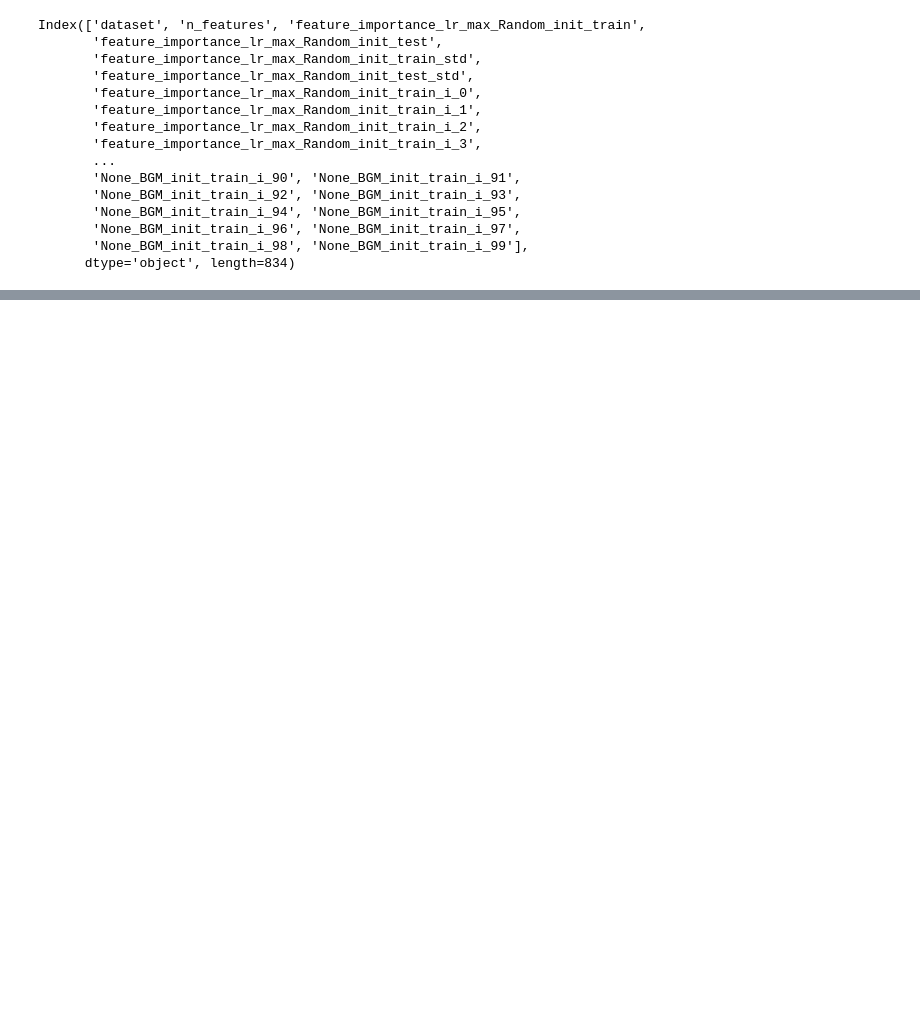
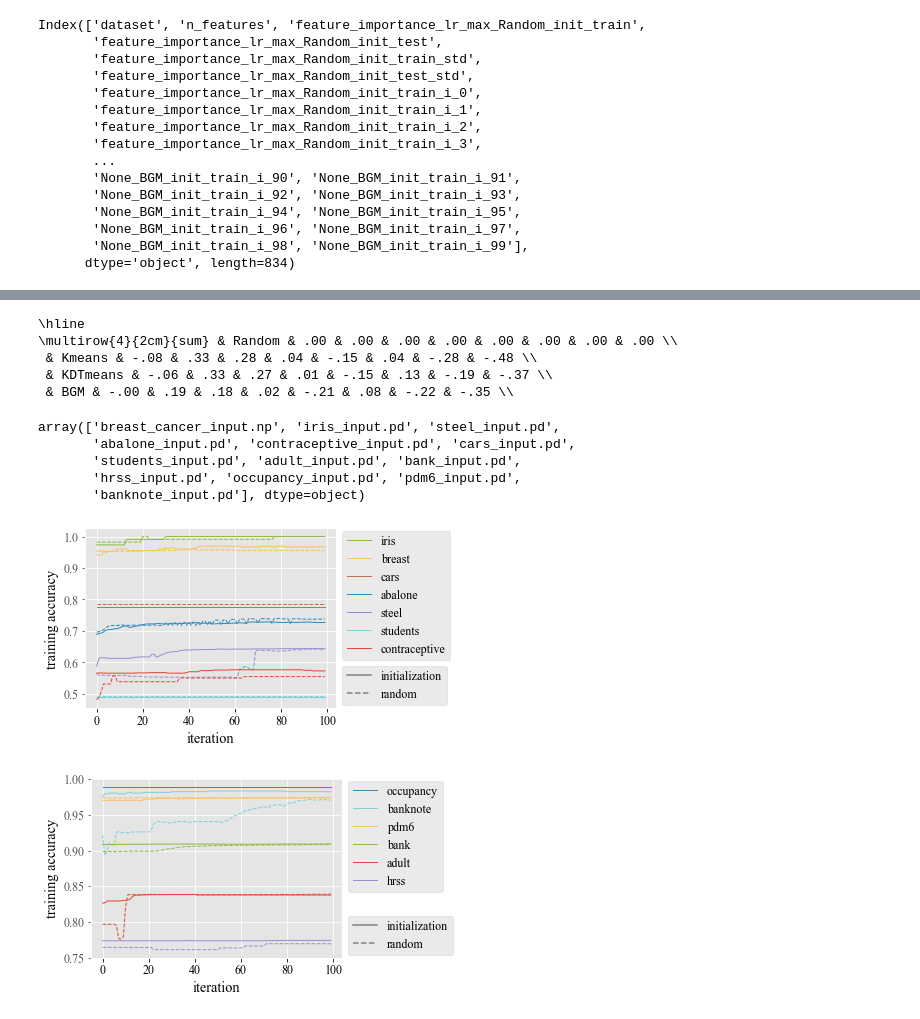
Before and after one commit to simsal0r/mixture-of-decision-trees, a Jupyter notebook: benchmarks/analysis_initialization.ipynb, the cells around one changed output, grey strips where cells are left out. Saved outputs shown, nothing was run; the diff lists cells and outputs as text; code cells hidden in the pictures; blank space fills up the shorter version.

Commit message:
Analysis initialization methods

```diff
--- a/benchmarks/analysis_initialization.ipynb
+++ b/benchmarks/analysis_initialization.ipynb
@@ -138,0 +226,20 @@ df[(df["dataset"] == dataset)][column].values[0][0]
+# %%
+str1 = "\\hline\r\n"
+str1 += "\\multirow{4}{2cm}{" + "sum" +"}"
+for index, row in df_sums.iterrows():
+    for element in row:
+        if type(element) == str:
+            str1 += " & " + element.split("_")[0] + " & "
+        else:
+            str1 += ("%.2f" % round(element, 2)).replace("0.",".") + " & "
+    str1 = str1[:-2]
+    str1 +=  "\\\\"
+    str1 += "\r\n"
+
+print(str1)
+# %% [output]
+\hline
+\multirow{4}{2cm}{sum} & Random & .00 & .00 & .00 & .00 & .00 & .00 & .00 & .00 \\
+ & Kmeans & -.08 & .33 & .28 & .04 & -.15 & .04 & -.28 & -.48 \\
+ & KDTmeans & -.06 & .33 & .27 & .01 & -.15 & .13 & -.19 & -.37 \\
+ & BGM & -.00 & .19 & .18 & .02 & -.21 & .08 & -.22 & -.35 \\
@@ -138,0 +260,8 @@ df[(df["dataset"] == dataset)][column].values[0][0]
+# %%
+df.dataset.unique()
+# %% [output]
+array(['breast_cancer_input.np', 'iris_input.pd', 'steel_input.pd',
+       'abalone_input.pd', 'contraceptive_input.pd', 'cars_input.pd',
+       'students_input.pd', 'adult_input.pd', 'bank_input.pd',
+       'hrss_input.pd', 'occupancy_input.pd', 'pdm6_input.pd',
+       'banknote_input.pd'], dtype=object)
@@ -138,0 +286,48 @@ df[(df["dataset"] == dataset)][column].values[0][0]
+# %%
+colormap = {
+    'iris_input.pd': "#8EBA42",
+    'breast_cancer_input.np' : "#FBC15E" ,
+    'cars_input.pd' : "#B97357",
+    'abalone_input.pd': "#348ABD",
+    'steel_input.pd': "#988ED5",
+    'contraceptive_input.pd' : "#E24A33" ,
+    'students_input.pd' : "#81D0DB",
+
+    'occupancy_input.pd' : "#348ABD",
+    'banknote_input.pd' : "#81D0DB",
+    'pdm6_input.pd' : "#FBC15E",
+    'bank_input.pd' : "#8EBA42",
+    'adult_input.pd' :"#E24A33",
+    'hrss_input.pd' : "#988ED5",
+}
+# %%
+for dataset_group in [datasets1, datasets2]:
+    displayed_iterations=100
+    fig = plt.gcf()
+    fig.set_size_inches(10, 4)
+    iterations = np.arange(displayed_iterations)
+    for dataset in dataset_group:
+        accuracies = []
+        for i in range(displayed_iterations):
+            accuracies.append(df[df.dataset == dataset]["feature_importance_lr_max_Random_init_train_i_" + str(i)].values[0])
+        plt.plot(iterations,accuracies,linewidth=1,linestyle='--',color=colormap[dataset])
+        accuracies = []
+        for i in range(displayed_iterations):
+            accuracies.append(df[df.dataset == dataset]["feature_importance_lr_max_BGM_init_train_i_" + str(i)].values[0])
+        plt.plot(iterations,accuracies,linewidth=1,linestyle='-',color=colormap[dataset],label=dataset.split("_")[0])
+    plt.ylabel("training accuracy")
+    plt.xlabel("iteration")
+    l1 = plt.legend(bbox_to_anchor=(1, 1.02), loc="upper left")
+
+    legend_elements = [Line2D([0], [0], color='grey', linestyle='-', label='initialization'),
+                       Line2D([0], [0], color='grey', linestyle='--', label='random')]
+    ax = plt.gca()
+    ax.legend(handles=legend_elements, bbox_to_anchor=(1, -0.02), loc="lower left")
+    ax.add_artist(l1)
+
+    #plt.savefig("plots/test.pdf", bbox_inches="tight")
+    plt.show()
+                                                    #
+# %% [output]
+[figure, added]
+[figure, added]
```
Also changed, not shown: parts of 14 cells of this notebook, 12 other files.
